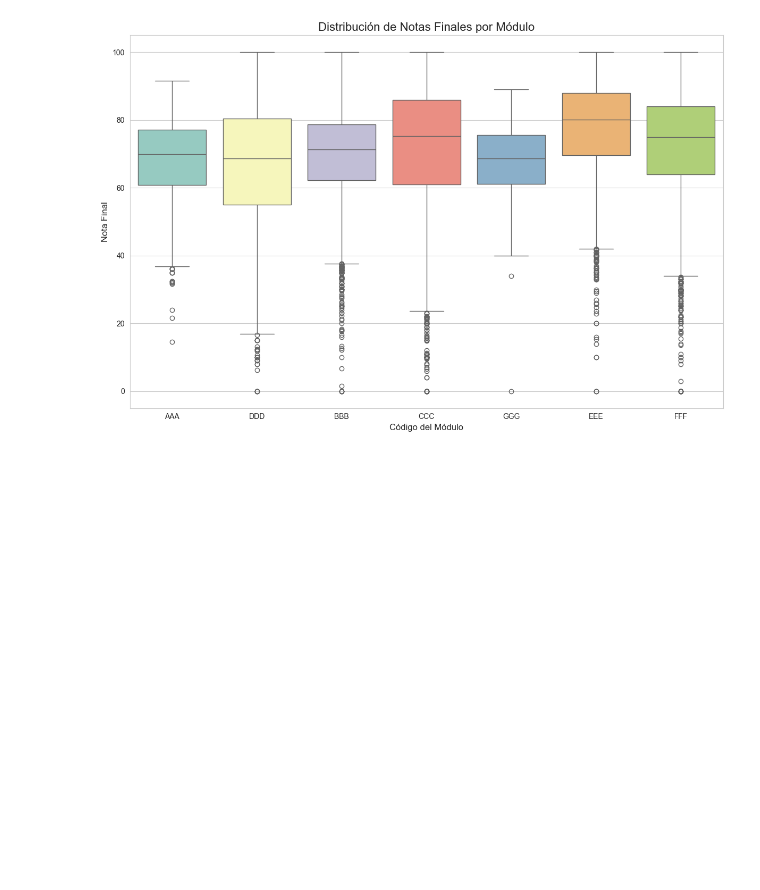
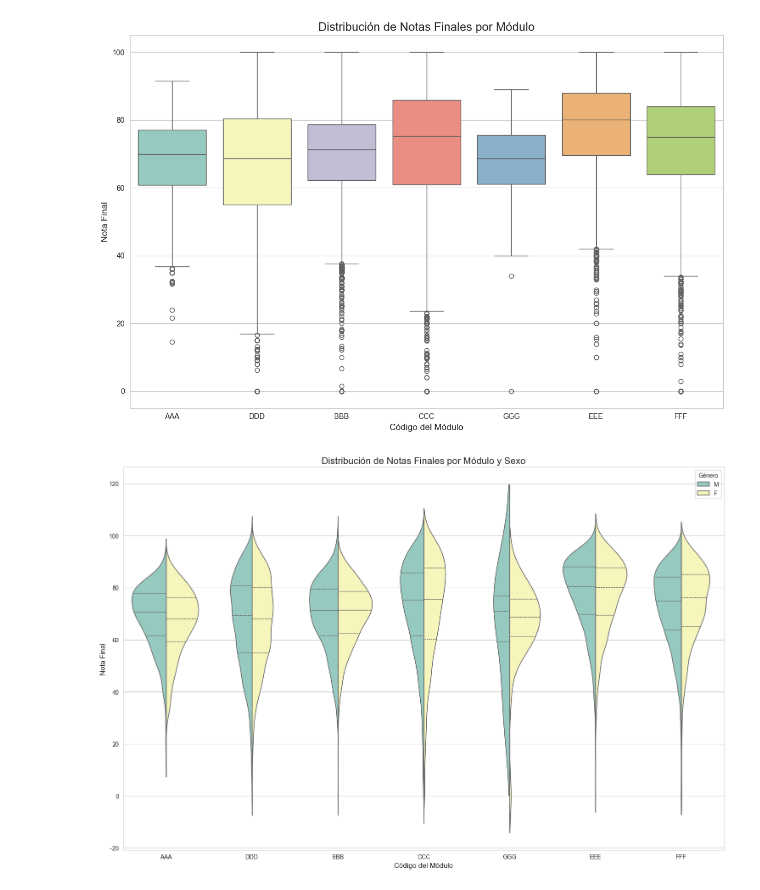
Before and after one commit to PameBlanca/FCD_UV_2025, a Jupyter notebook: Learning_analytics_project/notebooks/analisis_aprendizaje.ipynb, the cells around one changed output. Drawn from its saved outputs; the diff is of its cells as text; code cells hidden in the pictures; blank space fills up the shorter version.

```diff
--- a/Learning_analytics_project/notebooks/analisis_aprendizaje.ipynb
+++ b/Learning_analytics_project/notebooks/analisis_aprendizaje.ipynb
@@ -457,0 +456,25 @@ Passing `palette` without assigning `hue` is deprecated and will be removed in v
+# %%
+#VIOLIN-PLOT NOTAS FINALES POR MODULO Y SEXO
+
+plt.figure(figsize=(15, 10))
+sns.set_style("whitegrid")
+
+violinplot = sns.violinplot(
+    data=aggregated_df,
+    x='code_module',
+    y='final_grade',
+    hue='gender',
+    split=True,
+    palette="Set3",
+    inner="quartile"
+)
+
+plt.title('Distribución de Notas Finales por Módulo y Sexo', fontsize=16)
+plt.xlabel('Código del Módulo', fontsize=12)
+plt.ylabel('Nota Final', fontsize=12)
+plt.legend(title='Género')
+
+plt.tight_layout()
+plt.show()
+# %% [output]
+[figure, added]
```
Also changed, not shown: parts of 2 cells of this notebook.
